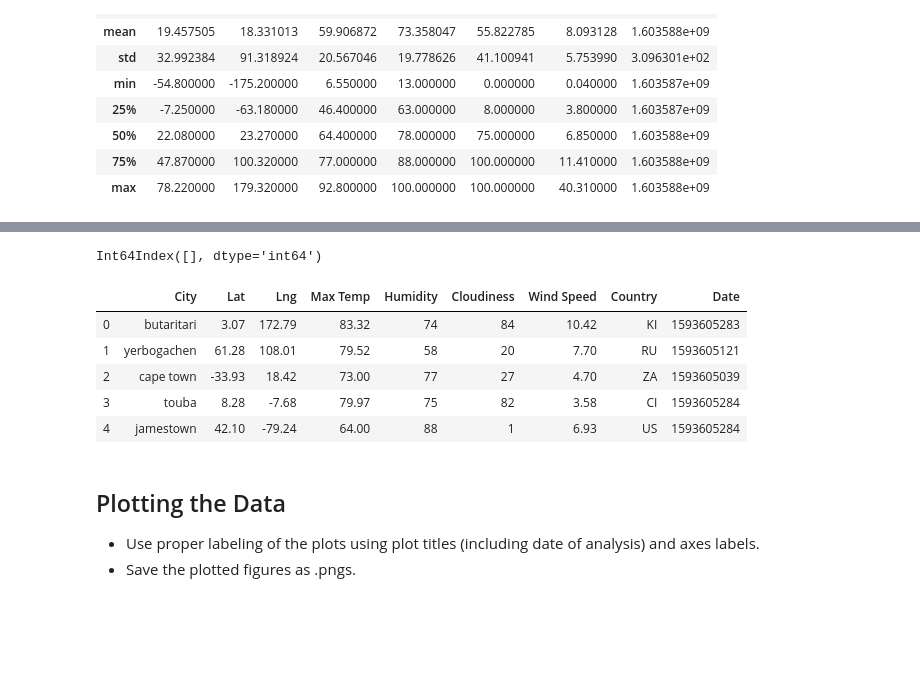
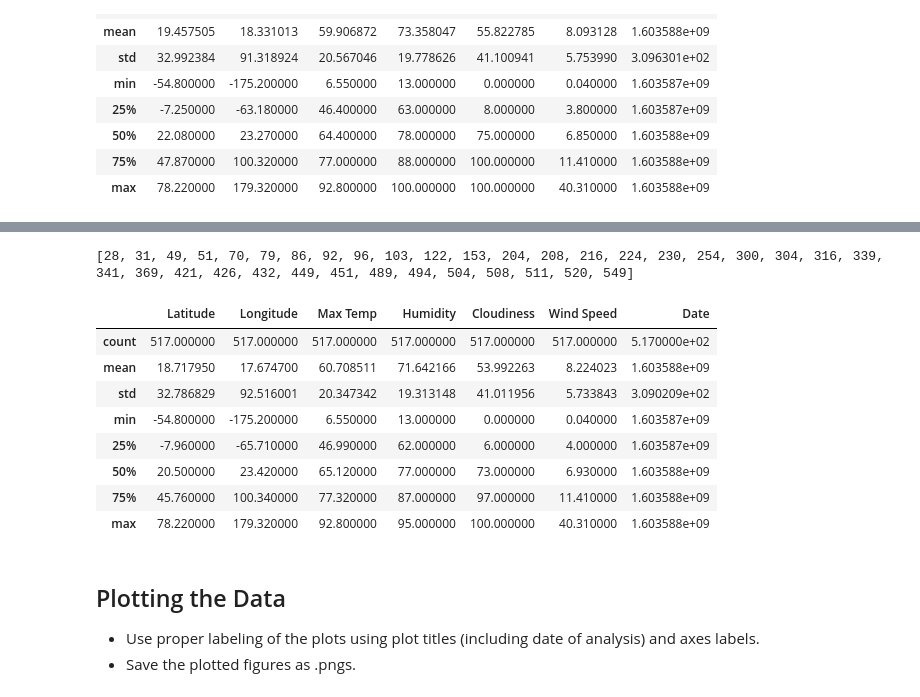
Before and after one commit to SwervingMage86/python-api-challenge, a Jupyter notebook: WeatherPy/weatherpy.ipynb, the cells around one changed output, grey strips where cells are left out. Saved outputs shown, nothing was run; the diff lists cells and outputs as text; code cells hidden in the pictures; blank space fills up the shorter version.

```diff
--- a/WeatherPy/weatherpy.ipynb
+++ b/WeatherPy/weatherpy.ipynb
@@ -183,17 +175,31 @@ Skip this step if there are no cities that have humidity > 100%.
 # %%
-#  Get the indices of cities that have humidity over 100%.
+#  Get the indices of cities that have humidity over 95%.
+high_humid = [i for i, row in city_df.iterrows() if row['Humidity'] > 95]
+
+print(high_humid)
+
+
+# for i, row in city_df.iterrows():
+#     if row['Humidity'] > 100:
+#         print(i)
 # %% [output]
-Int64Index([], dtype='int64')
+[28, 31, 49, 51, 70, 79, 86, 92, 96, 103, 122, 153, 204, 208, 216, 224, 230, 254, 300, 304, 316, 339, 341, 369, 421, 426, 432, 449, 451, 489, 494, 504, 508, 511, 520, 549]
 # %%
 # Make a new DataFrame equal to the city data to drop all humidity outliers by index.
 # Passing "inplace=False" will make a copy of the city_data DataFrame, which we call "clean_city_data".
+clean_city_df = city_df.drop(high_humid)
+city_df.head()
+clean_city_df.describe()
 # %% [output]
-|  | City | Lat | Lng | Max Temp | Humidity | Cloudiness | Wind Speed | Country | Date |
-| 0 | butaritari | 3.07 | 172.79 | 83.32 | 74 | 84 | 10.42 | KI | 1593605283 |
-| 1 | yerbogachen | 61.28 | 108.01 | 79.52 | 58 | 20 | 7.70 | RU | 1593605121 |
-| 2 | cape town | -33.93 | 18.42 | 73.00 | 77 | 27 | 4.70 | ZA | 1593605039 |
-| 3 | touba | 8.28 | -7.68 | 79.97 | 75 | 82 | 3.58 | CI | 1593605284 |
-| 4 | jamestown | 42.10 | -79.24 | 64.00 | 88 | 1 | 6.93 | US | 1593605284 |
+|  | Latitude | Longitude | Max Temp | Humidity | Cloudiness | Wind Speed | Date |
+| count | 517.000000 | 517.000000 | 517.000000 | 517.000000 | 517.000000 | 517.000000 | 5.170000e+02 |
+| mean | 18.717950 | 17.674700 | 60.708511 | 71.642166 | 53.992263 | 8.224023 | 1.603588e+09 |
+| std | 32.786829 | 92.516001 | 20.347342 | 19.313148 | 41.011956 | 5.733843 | 3.090209e+02 |
+| min | -54.800000 | -175.200000 | 6.550000 | 13.000000 | 0.000000 | 0.040000 | 1.603587e+09 |
+| 25% | -7.960000 | -65.710000 | 46.990000 | 62.000000 | 6.000000 | 4.000000 | 1.603587e+09 |
+| 50% | 20.500000 | 23.420000 | 65.120000 | 77.000000 | 73.000000 | 6.930000 | 1.603588e+09 |
+| 75% | 45.760000 | 100.340000 | 77.320000 | 87.000000 | 97.000000 | 11.410000 | 1.603588e+09 |
+| max | 78.220000 | 179.320000 | 92.800000 | 95.000000 | 100.000000 | 40.310000 | 1.603588e+09 |
 # %% [markdown]
 ## Plotting the Data
 * Use proper labeling of the plots using plot titles (including date of analysis) and axes labels.
```
Also changed, not shown: parts of 11 cells of this notebook.
